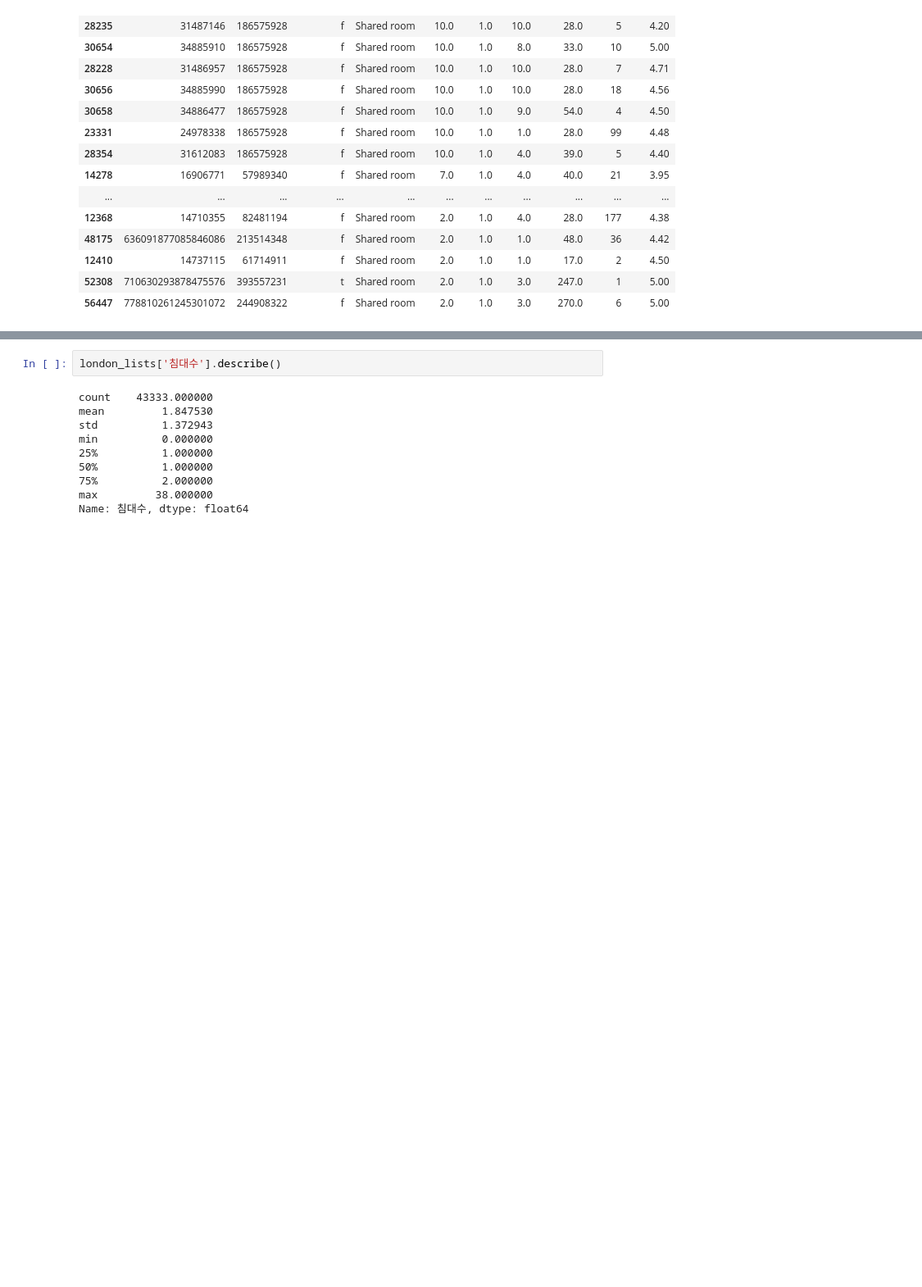
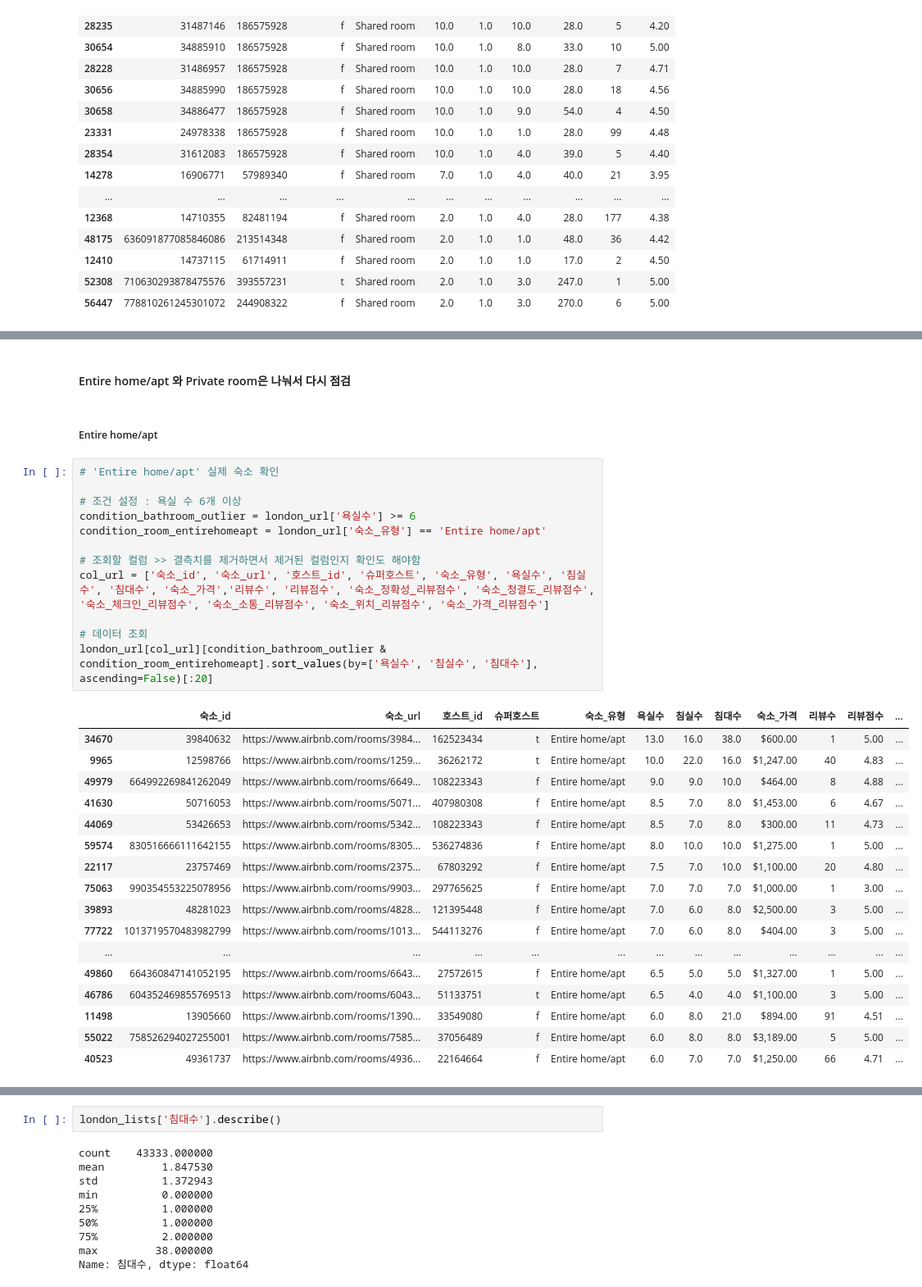
Before and after one commit to minseokpark6/WeeklyProject_Group3, a Jupyter notebook: Code/MinseokPark/가격_관계분석_런던.ipynb, the cells around one changed output, grey strips where cells are left out. Shown at 82% size. Saved outputs shown, nothing was run; the diff lists cells and outputs as text; blank space fills up the shorter version.

```diff
--- a/Code/MinseokPark/가격_관계분석_런던.ipynb
+++ b/Code/MinseokPark/가격_관계분석_런던.ipynb
@@ -822,0 +882,34 @@ london_lists[['숙소_id', '호스트_id', '슈퍼호스트', '숙소_유형', '
+# %% [markdown]
+####  Entire home/apt 와 Private room은 나눠서 다시 점검
+# %% [markdown]
+#####  Entire home/apt
+# %%
+# 'Entire home/apt' 실제 숙소 확인
+
+# 조건 설정 : 욕실 수 6개 이상
+condition_bathroom_outlier = london_url['욕실수'] >= 6
+condition_room_entirehomeapt = london_url['숙소_유형'] == 'Entire home/apt'
+
+# 조회할 컬럼 >> 결측치를 제거하면서 제거된 컬럼인지 확인도 해야함
+col_url = ['숙소_id', '숙소_url', '호스트_id', '슈퍼호스트', '숙소_유형', '욕실수', '침실수', '침대수', '숙소_가격','리뷰수', '리뷰점수', '숙소_정확성_리뷰점수', '숙소_청결도_리뷰점수', '숙소_체크인_리뷰점수', '숙소_소통_리뷰점수', '숙소_위치_리뷰점수', '숙소_가격_리뷰점수']
+
+# 데이터 조회
+london_url[col_url][condition_bathroom_outlier & condition_room_entirehomeapt].sort_values(by=['욕실수', '침실수', '침대수'], ascending=False)[:20]
+# %% [output]
+|  | 숙소_id | 숙소_url | 호스트_id | 슈퍼호스트 | 숙소_유형 | 욕실수 | 침실수 | 침대수 | 숙소_가격 | 리뷰수 | 리뷰점수 | ... |
+| 34670 | 39840632 | https://www.airbnb.com/rooms/3984... | 162523434 | t | Entire home/apt | 13.0 | 16.0 | 38.0 | $600.00 | 1 | 5.00 | ... |
+| 9965 | 12598766 | https://www.airbnb.com/rooms/1259... | 36262172 | t | Entire home/apt | 10.0 | 22.0 | 16.0 | $1,247.00 | 40 | 4.83 | ... |
+| 49979 | 664992269841262049 | https://www.airbnb.com/rooms/6649... | 108223343 | f | Entire home/apt | 9.0 | 9.0 | 10.0 | $464.00 | 8 | 4.88 | ... |
+| 41630 | 50716053 | https://www.airbnb.com/rooms/5071... | 407980308 | f | Entire home/apt | 8.5 | 7.0 | 8.0 | $1,453.00 | 6 | 4.67 | ... |
+| 44069 | 53426653 | https://www.airbnb.com/rooms/5342... | 108223343 | f | Entire home/apt | 8.5 | 7.0 | 8.0 | $300.00 | 11 | 4.73 | ... |
+| 59574 | 830516666111642155 | https://www.airbnb.com/rooms/8305... | 536274836 | f | Entire home/apt | 8.0 | 10.0 | 10.0 | $1,275.00 | 1 | 5.00 | ... |
+| 22117 | 23757469 | https://www.airbnb.com/rooms/2375... | 67803292 | f | Entire home/apt | 7.5 | 7.0 | 10.0 | $1,100.00 | 20 | 4.80 | ... |
+| 75063 | 990354553225078956 | https://www.airbnb.com/rooms/9903... | 297765625 | f | Entire home/apt | 7.0 | 7.0 | 7.0 | $1,000.00 | 1 | 3.00 | ... |
+| 39893 | 48281023 | https://www.airbnb.com/rooms/4828... | 121395448 | f | Entire home/apt | 7.0 | 6.0 | 8.0 | $2,500.00 | 3 | 5.00 | ... |
+| 77722 | 1013719570483982799 | https://www.airbnb.com/rooms/1013... | 544113276 | f | Entire home/apt | 7.0 | 6.0 | 8.0 | $404.00 | 3 | 5.00 | ... |
+| ... | ... | ... | ... | ... | ... | ... | ... | ... | ... | ... | ... | ... |
+| 49860 | 664360847141052195 | https://www.airbnb.com/rooms/6643... | 27572615 | f | Entire home/apt | 6.5 | 5.0 | 5.0 | $1,327.00 | 1 | 5.00 | ... |
+| 46786 | 604352469855769513 | https://www.airbnb.com/rooms/6043... | 51133751 | t | Entire home/apt | 6.5 | 4.0 | 4.0 | $1,100.00 | 3 | 5.00 | ... |
+| 11498 | 13905660 | https://www.airbnb.com/rooms/1390... | 33549080 | f | Entire home/apt | 6.0 | 8.0 | 21.0 | $894.00 | 91 | 4.51 | ... |
+| 55022 | 758526294027255001 | https://www.airbnb.com/rooms/7585... | 37056489 | f | Entire home/apt | 6.0 | 8.0 | 8.0 | $3,189.00 | 5 | 5.00 | ... |
+| 40523 | 49361737 | https://www.airbnb.com/rooms/4936... | 22164664 | f | Entire home/apt | 6.0 | 7.0 | 7.0 | $1,250.00 | 66 | 4.71 | ... |
```
Also changed, not shown: parts of 18 cells of this notebook.
